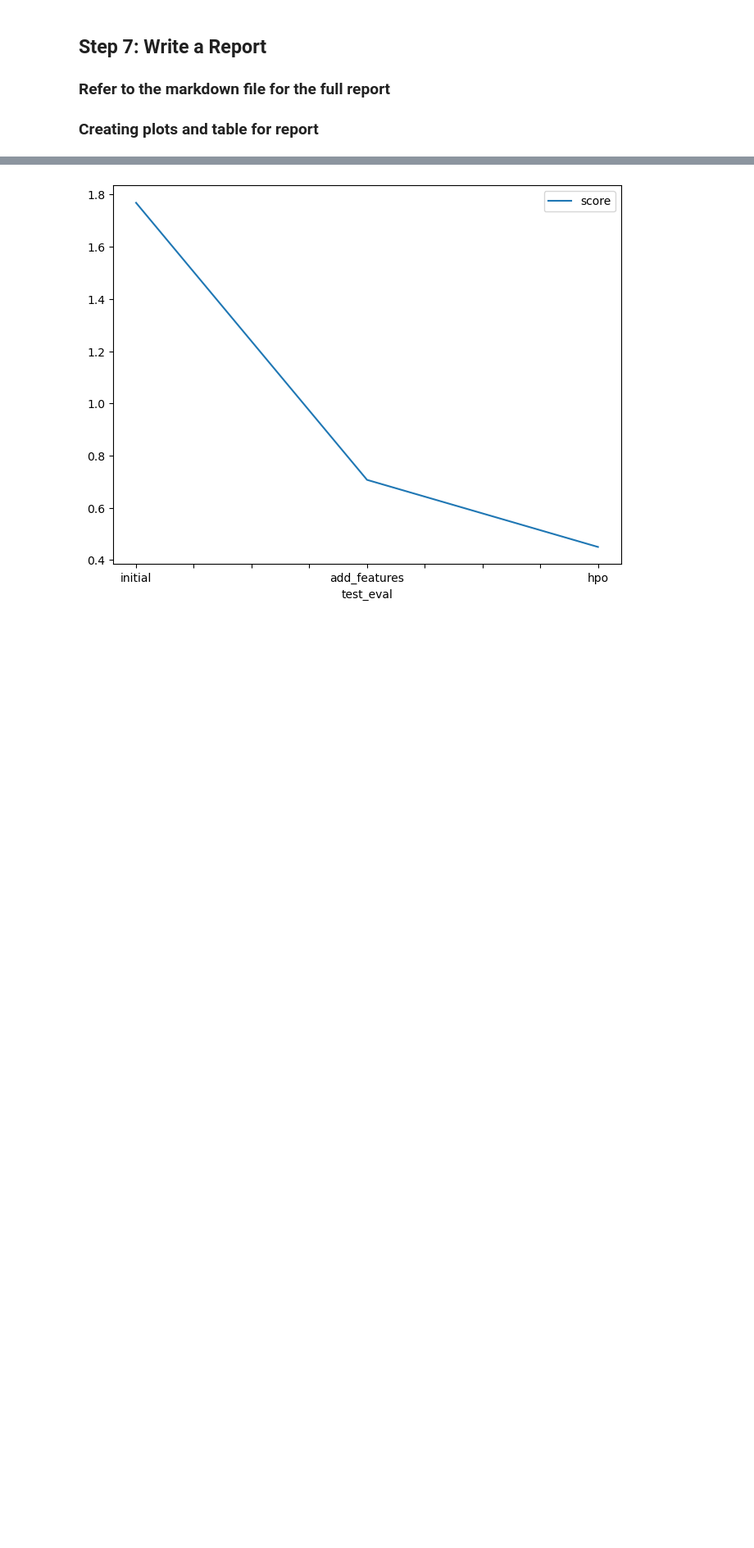
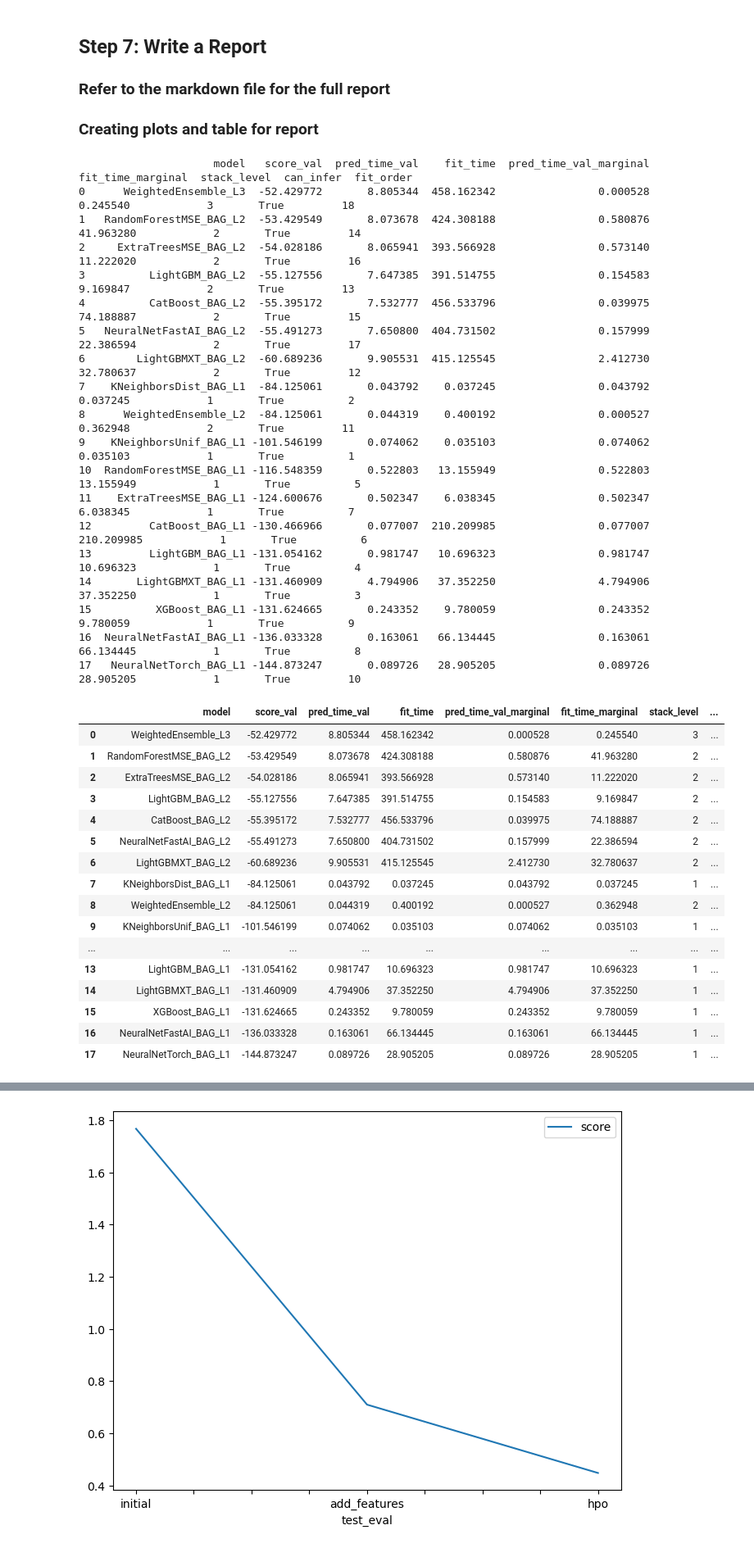
Before and after one commit to edgarmatoto/Predict-Bike-Sharing-Demand-with-AutoGluon, a Jupyter notebook: project-autogluon.ipynb, the cells around one changed output, grey strips where cells are left out. Shown at 82% size. Cells and saved outputs as stored; diff of their text form; code cells hidden in the pictures; blank space fills up the shorter version.

```diff
--- a/project-autogluon.ipynb
+++ b/project-autogluon.ipynb
@@ -753,3 +801,43 @@ submission_new_hpo.to_csv("submission_new_hpo.csv", index=False)
 ## Step 7: Write a Report
 ### Refer to the markdown file for the full report
 ### Creating plots and table for report
+# %%
+# first model leaderboard
+predictor.leaderboard()
+# %% [output]
+                     model   score_val  pred_time_val    fit_time  pred_time_val_marginal  fit_time_marginal  stack_level  can_infer  fit_order
+0      WeightedEnsemble_L3  -52.429772       8.805344  458.162342                0.000528           0.245540            3       True         18
+1   RandomForestMSE_BAG_L2  -53.429549       8.073678  424.308188                0.580876          41.963280            2       True         14
+2     ExtraTreesMSE_BAG_L2  -54.028186       8.065941  393.566928                0.573140          11.222020            2       True         16
+3          LightGBM_BAG_L2  -55.127556       7.647385  391.514755                0.154583           9.169847            2       True         13
+4          CatBoost_BAG_L2  -55.395172       7.532777  456.533796                0.039975          74.188887            2       True         15
+5   NeuralNetFastAI_BAG_L2  -55.491273       7.650800  404.731502                0.157999          22.386594            2       True         17
+6        LightGBMXT_BAG_L2  -60.689236       9.905531  415.125545                2.412730          32.780637            2       True         12
+7    KNeighborsDist_BAG_L1  -84.125061       0.043792    0.037245                0.043792           0.037245            1       True          2
+8      WeightedEnsemble_L2  -84.125061       0.044319    0.400192                0.000527           0.362948            2       True         11
+9    KNeighborsUnif_BAG_L1 -101.546199       0.074062    0.035103                0.074062           0.035103            1       True          1
+10  RandomForestMSE_BAG_L1 -116.548359       0.522803   13.155949                0.522803          13.155949            1       True          5
+11    ExtraTreesMSE_BAG_L1 -124.600676       0.502347    6.038345                0.502347           6.038345            1       True          7
+12         CatBoost_BAG_L1 -130.466966       0.077007  210.209985                0.077007         210.209985            1       True          6
+13         LightGBM_BAG_L1 -131.054162       0.981747   10.696323                0.981747          10.696323            1       True          4
+14       LightGBMXT_BAG_L1 -131.460909       4.794906   37.352250                4.794906          37.352250            1       True          3
+15          XGBoost_BAG_L1 -131.624665       0.243352    9.780059                0.243352           9.780059            1       True          9
+16  NeuralNetFastAI_BAG_L1 -136.033328       0.163061   66.134445                0.163061          66.134445            1       True          8
+17   NeuralNetTorch_BAG_L1 -144.873247       0.089726   28.905205                0.089726          28.905205            1       True         10
+|  | model | score_val | pred_time_val | fit_time | pred_time_val_marginal | fit_time_marginal | stack_level | ... |
+| 0 | WeightedEnsemble_L3 | -52.429772 | 8.805344 | 458.162342 | 0.000528 | 0.245540 | 3 | ... |
+| 1 | RandomForestMSE_BAG_L2 | -53.429549 | 8.073678 | 424.308188 | 0.580876 | 41.963280 | 2 | ... |
+| 2 | ExtraTreesMSE_BAG_L2 | -54.028186 | 8.065941 | 393.566928 | 0.573140 | 11.222020 | 2 | ... |
+| 3 | LightGBM_BAG_L2 | -55.127556 | 7.647385 | 391.514755 | 0.154583 | 9.169847 | 2 | ... |
+| 4 | CatBoost_BAG_L2 | -55.395172 | 7.532777 | 456.533796 | 0.039975 | 74.188887 | 2 | ... |
+| 5 | NeuralNetFastAI_BAG_L2 | -55.491273 | 7.650800 | 404.731502 | 0.157999 | 22.386594 | 2 | ... |
+| 6 | LightGBMXT_BAG_L2 | -60.689236 | 9.905531 | 415.125545 | 2.412730 | 32.780637 | 2 | ... |
+| 7 | KNeighborsDist_BAG_L1 | -84.125061 | 0.043792 | 0.037245 | 0.043792 | 0.037245 | 1 | ... |
+| 8 | WeightedEnsemble_L2 | -84.125061 | 0.044319 | 0.400192 | 0.000527 | 0.362948 | 2 | ... |
+| 9 | KNeighborsUnif_BAG_L1 | -101.546199 | 0.074062 | 0.035103 | 0.074062 | 0.035103 | 1 | ... |
+| ... | ... | ... | ... | ... | ... | ... | ... | ... |
+| 13 | LightGBM_BAG_L1 | -131.054162 | 0.981747 | 10.696323 | 0.981747 | 10.696323 | 1 | ... |
+| 14 | LightGBMXT_BAG_L1 | -131.460909 | 4.794906 | 37.352250 | 4.794906 | 37.352250 | 1 | ... |
+| 15 | XGBoost_BAG_L1 | -131.624665 | 0.243352 | 9.780059 | 0.243352 | 9.780059 | 1 | ... |
+| 16 | NeuralNetFastAI_BAG_L1 | -136.033328 | 0.163061 | 66.134445 | 0.163061 | 66.134445 | 1 | ... |
+| 17 | NeuralNetTorch_BAG_L1 | -144.873247 | 0.089726 | 28.905205 | 0.089726 | 28.905205 | 1 | ... |
```
Also changed, not shown: parts of 31 cells of this notebook, 7 other files.
